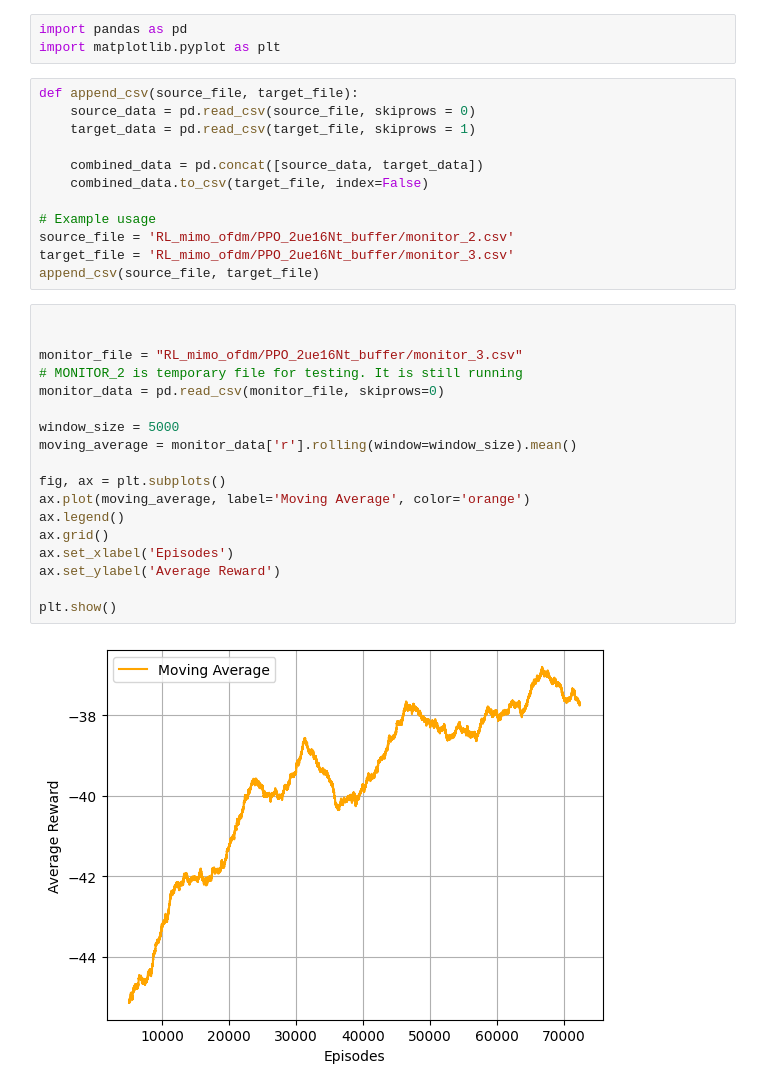
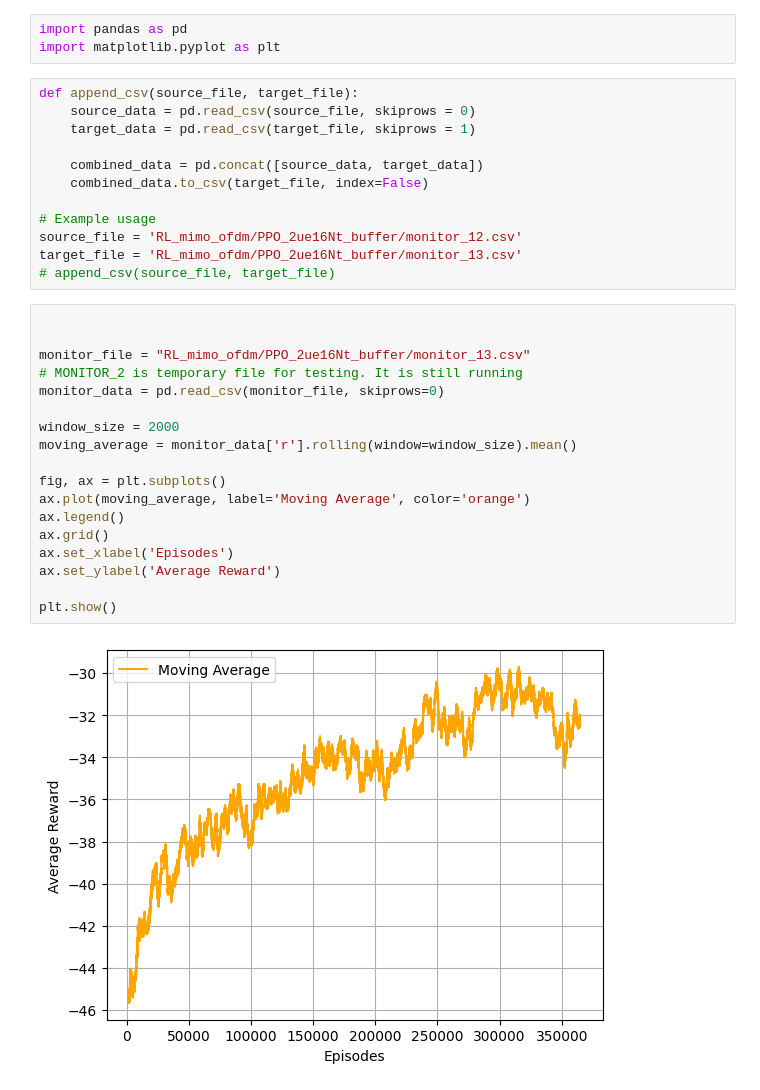
Before and after one commit to april427/Centric-BM, a Jupyter notebook: documents/03-20.ipynb, the cells around one changed output. Cells and saved outputs as stored; diff of their text form.

```diff
--- a/documents/03-20.ipynb
+++ b/documents/03-20.ipynb
@@ -10,26 +10,26 @@ def append_csv(source_file, target_file):
     combined_data.to_csv(target_file, index=False)
 
 # Example usage
-source_file = 'RL_mimo_ofdm/PPO_2ue16Nt_buffer/monitor_2.csv'
-target_file = 'RL_mimo_ofdm/PPO_2ue16Nt_buffer/monitor_3.csv'
-append_csv(source_file, target_file)
+source_file = 'RL_mimo_ofdm/PPO_2ue16Nt_buffer/monitor_12.csv'
+target_file = 'RL_mimo_ofdm/PPO_2ue16Nt_buffer/monitor_13.csv'
+# append_csv(source_file, target_file)
 # %%
 
 
-monitor_file = "RL_mimo_ofdm/PPO_2ue16Nt_buffer/monitor_3.csv"
+monitor_file = "RL_mimo_ofdm/PPO_2ue16Nt_buffer/monitor_13.csv"
 # MONITOR_2 is temporary file for testing. It is still running
 monitor_data = pd.read_csv(monitor_file, skiprows=0)
 
-window_size = 5000
+window_size = 2000
 moving_average = monitor_data['r'].rolling(window=window_size).mean()
 
 fig, ax = plt.subplots()
 ax.plot(moving_average, label='Moving Average', color='orange')
 ax.legend()
 ax.grid()
 ax.set_xlabel('Episodes')
 ax.set_ylabel('Average Reward')
 
 plt.show()
 # %% [output]
-[figure, old version]
+[figure, new version]
```
Also changed, not shown: parts of 10 cells of this notebook, 5 other files.
